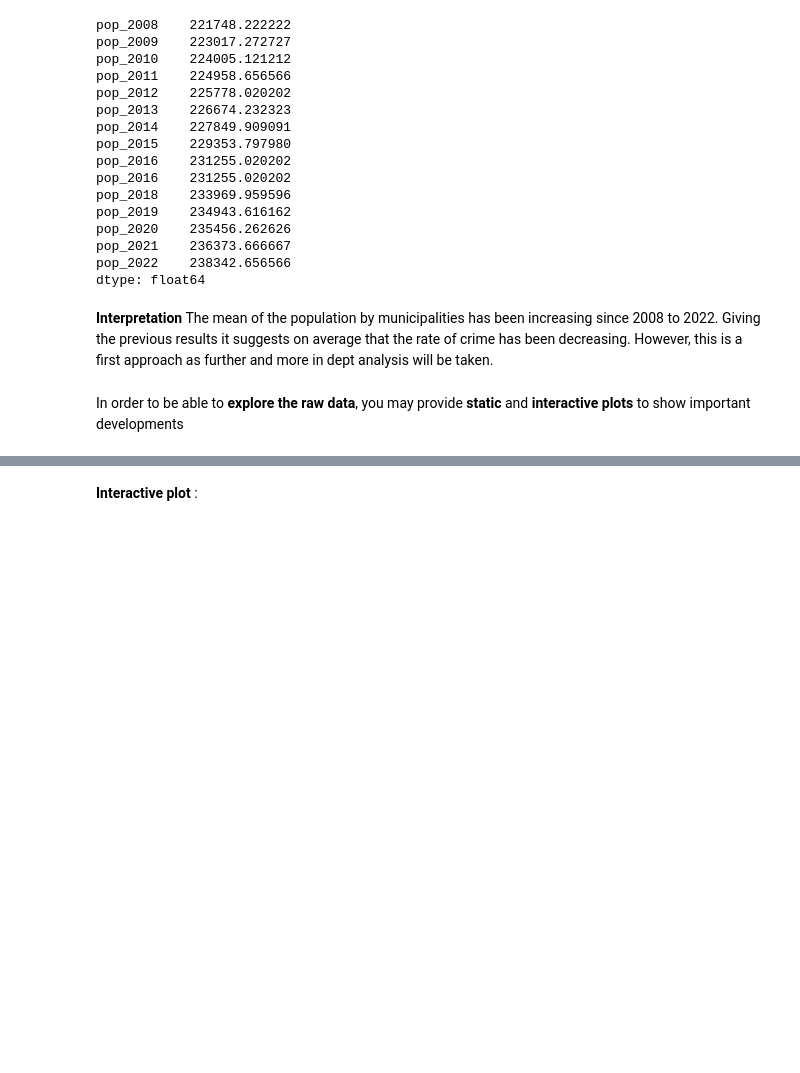
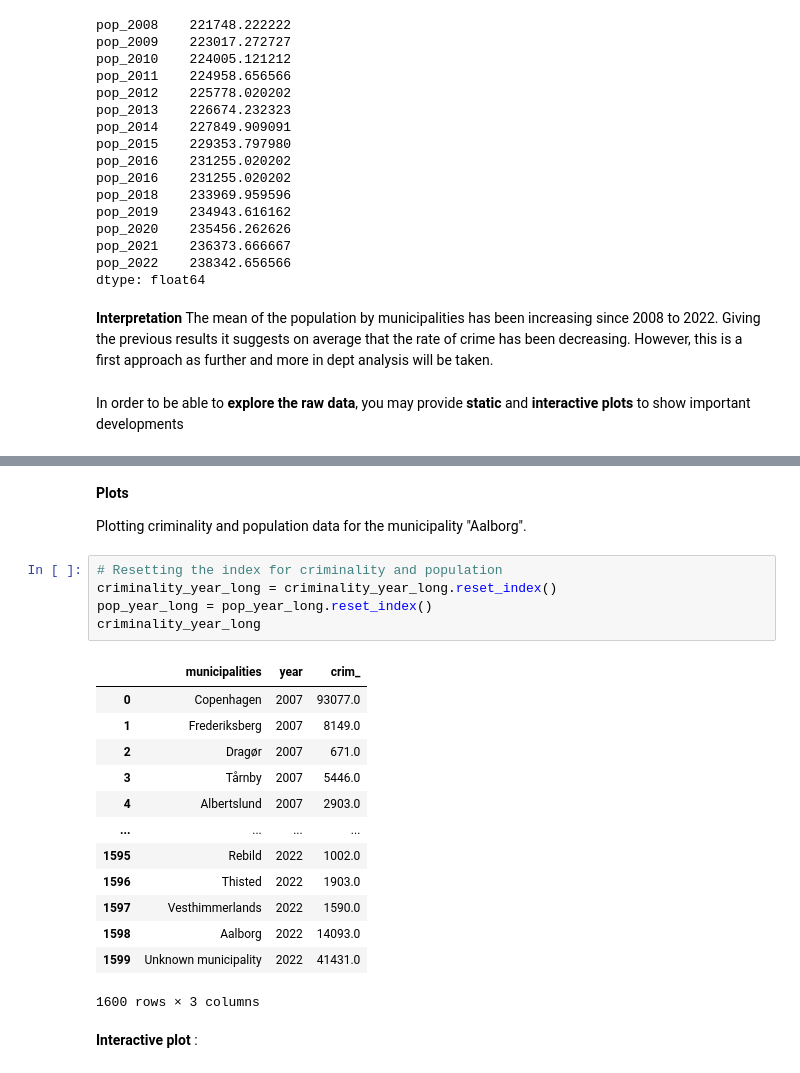
Before and after one commit to NumEconCopenhagen/projects-2023-latin-power, a Jupyter notebook: dataproject/dataproject.ipynb, the cells around one changed output, grey strips where cells are left out. Drawn from its saved outputs; the diff is of its cells as text; blank space fills up the shorter version.

```diff
--- a/dataproject/dataproject.ipynb
+++ b/dataproject/dataproject.ipynb
@@ -184,3 +185,26 @@ pop_year_long.head(10)
+# %% [markdown]
+**Plots**
+
+Plotting criminality and population data for the municipality "Aalborg".
+# %%
+# Resetting the index for criminality and population
+criminality_year_long = criminality_year_long.reset_index()
+pop_year_long = pop_year_long.reset_index()
+criminality_year_long
+# %% [output]
+|  | municipalities | year | crim_ |
+| 0 | Copenhagen | 2007 | 93077.0 |
+| 1 | Frederiksberg | 2007 | 8149.0 |
+| 2 | Dragør | 2007 | 671.0 |
+| 3 | Tårnby | 2007 | 5446.0 |
+| 4 | Albertslund | 2007 | 2903.0 |
+| ... | ... | ... | ... |
+| 1595 | Rebild | 2022 | 1002.0 |
+| 1596 | Thisted | 2022 | 1903.0 |
+| 1597 | Vesthimmerlands | 2022 | 1590.0 |
+| 1598 | Aalborg | 2022 | 14093.0 |
+| 1599 | Unknown municipality | 2022 | 41431.0 |
+1600 rows × 3 columns
 # %% [markdown]
 **Interactive plot** :
 # %%
```
Also changed, not shown: parts of 2 cells of this notebook.
